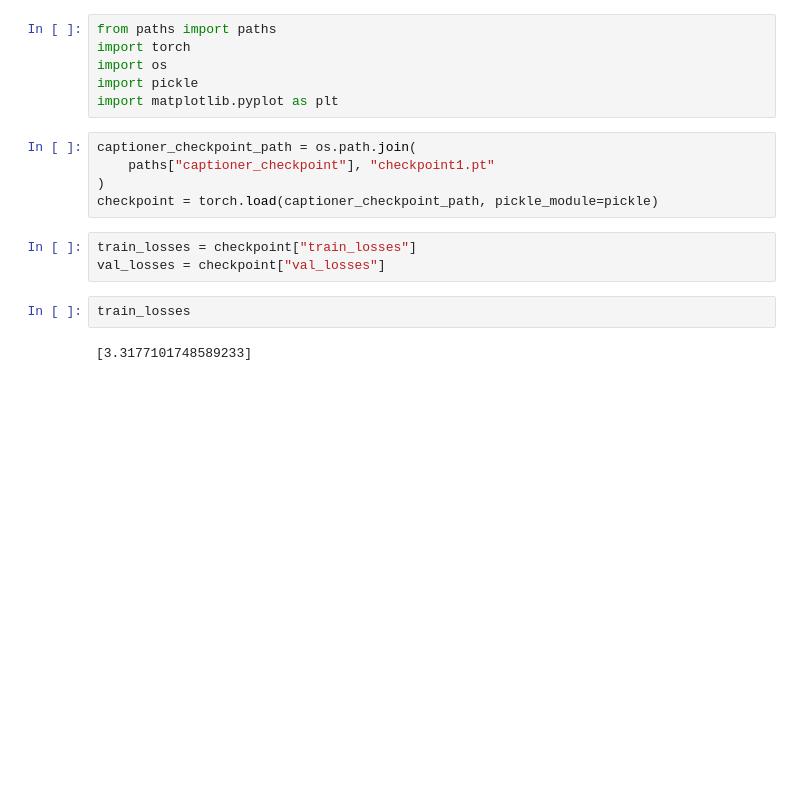
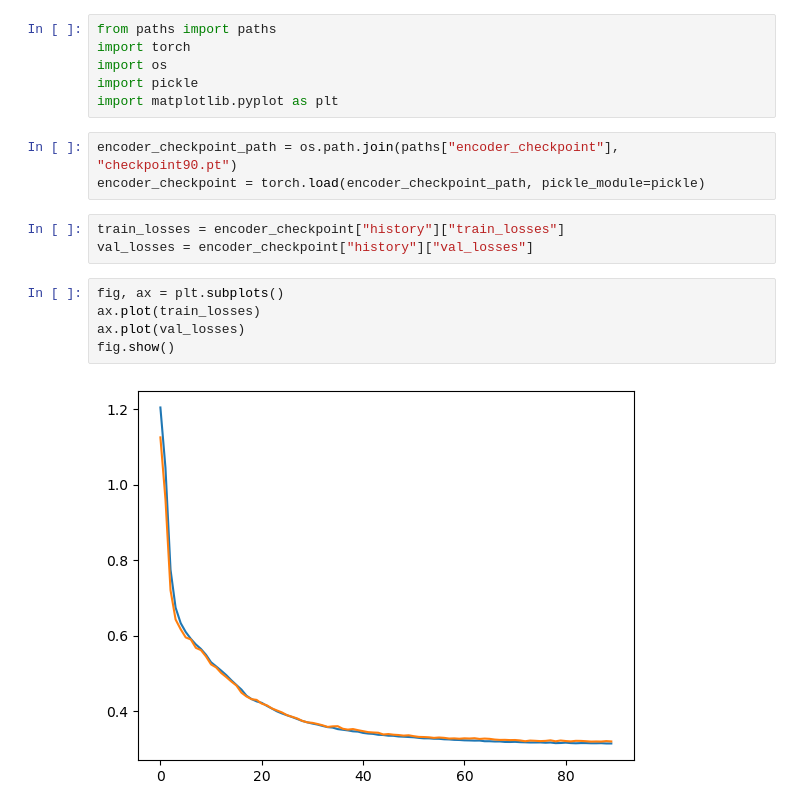
Before and after one commit to michaelkosmider/image_captioning, a Jupyter notebook: results.ipynb, the cells around one changed output. Saved outputs shown, nothing was run; the diff lists cells and outputs as text; blank space fills up the shorter version.

```diff
--- a/results.ipynb
+++ b/results.ipynb
@@ -5,17 +5,18 @@ import os
 import pickle
 import matplotlib.pyplot as plt
 # %%
-captioner_checkpoint_path = os.path.join(
-    paths["captioner_checkpoint"], "checkpoint1.pt"
-)
-checkpoint = torch.load(captioner_checkpoint_path, pickle_module=pickle)
+encoder_checkpoint_path = os.path.join(paths["encoder_checkpoint"], "checkpoint90.pt")
+encoder_checkpoint = torch.load(encoder_checkpoint_path, pickle_module=pickle)
 # %%
-train_losses = checkpoint["train_losses"]
-val_losses = checkpoint["val_losses"]
+train_losses = encoder_checkpoint["history"]["train_losses"]
+val_losses = encoder_checkpoint["history"]["val_losses"]
 # %%
-train_losses
+fig, ax = plt.subplots()
+ax.plot(train_losses)
+ax.plot(val_losses)
+fig.show()
 # %% [output]
-[3.3177101748589233]
+[figure, added]
 # %%
 val_losses
 # %% [output]
```
Also changed, not shown: parts of 2 cells of this notebook, 6 other files.
